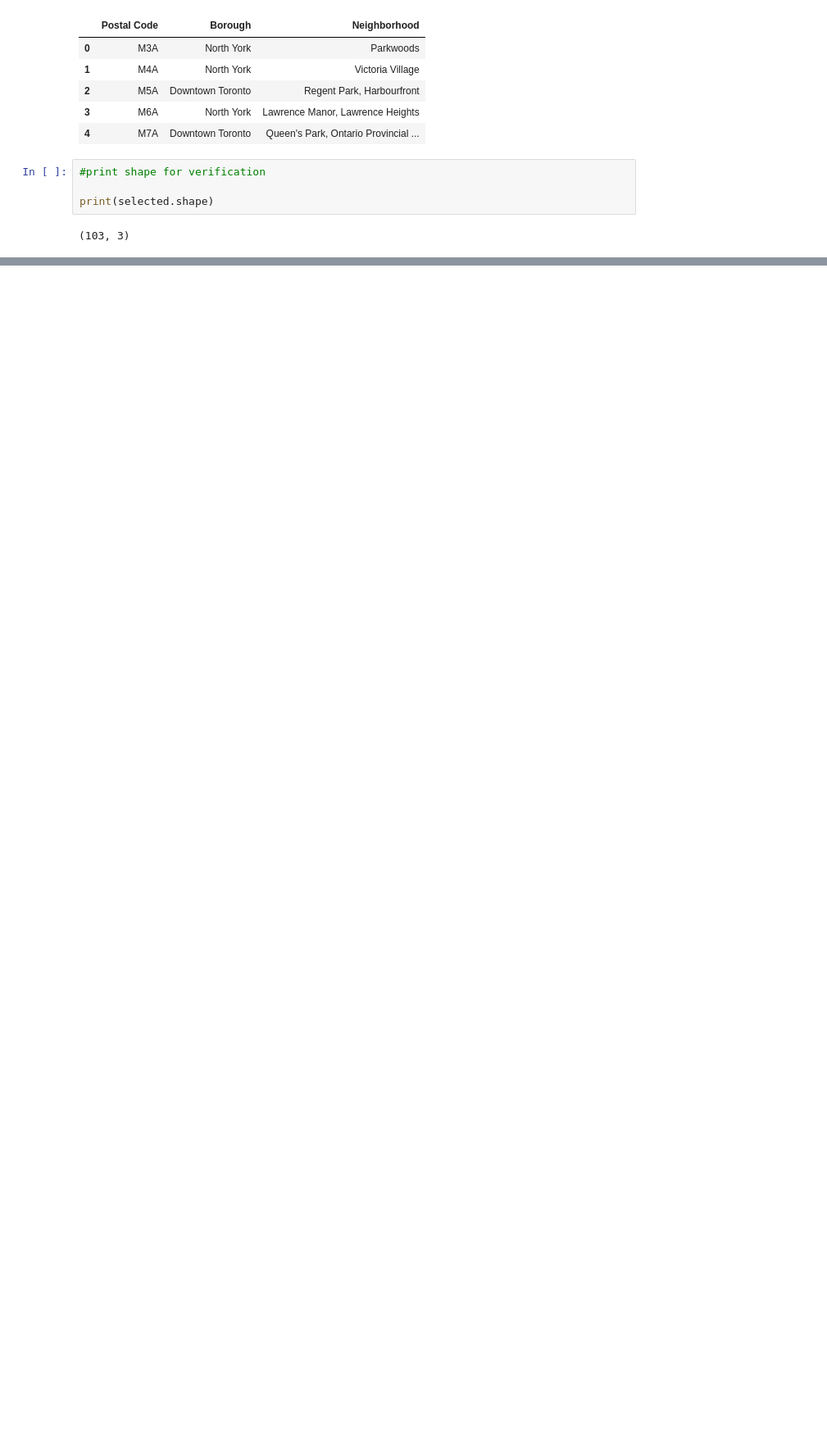
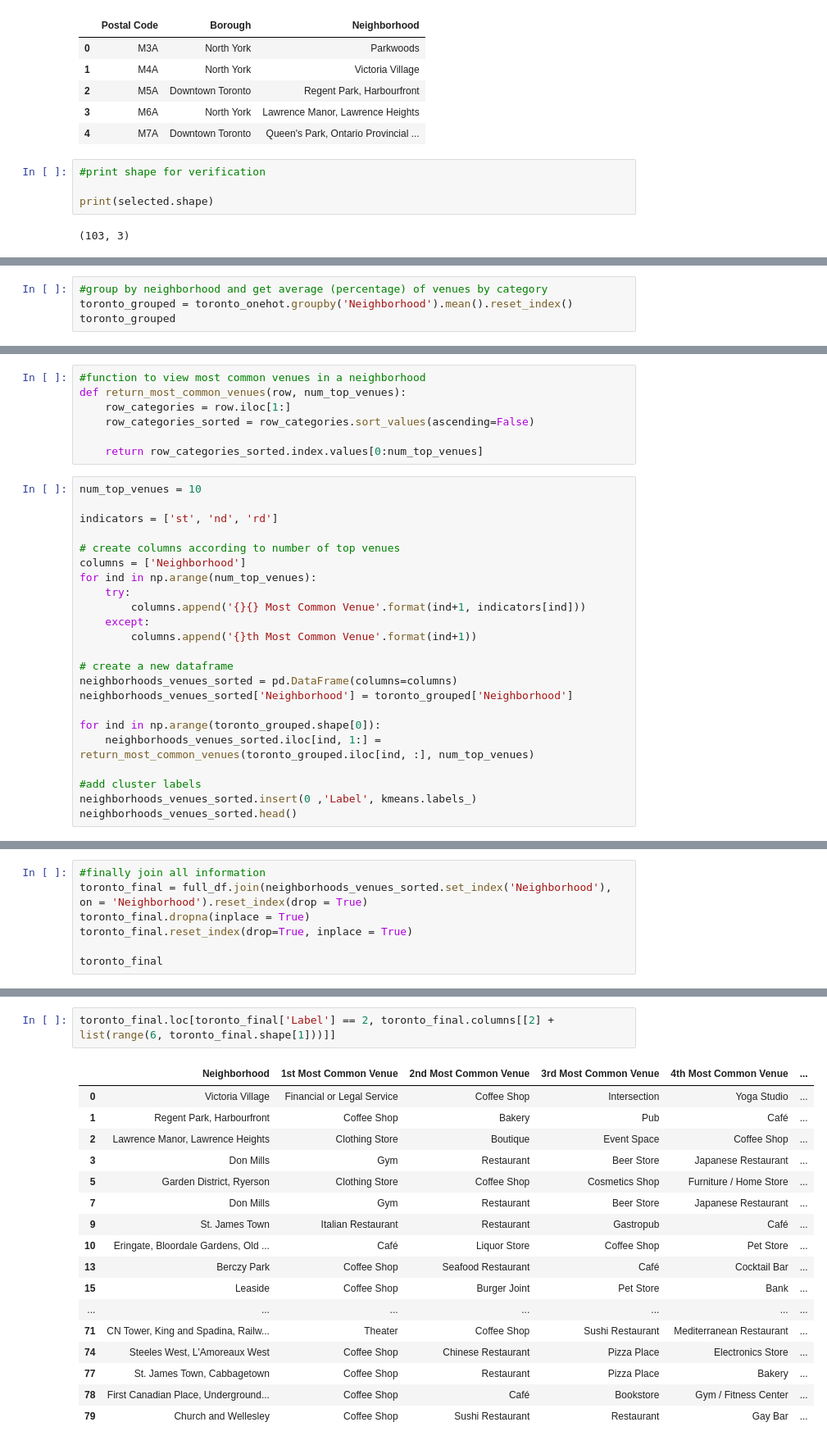
Before and after one commit to tpacun/Coursera_Capstone, a Jupyter notebook: Toronto_Neighborhoods.ipynb, the cells around one changed output, grey strips where cells are left out. Shown at 82% size. Drawn from its saved outputs; the diff is of its cells as text; blank space fills up the shorter version.

```diff
--- a/Toronto_Neighborhoods.ipynb
+++ b/Toronto_Neighborhoods.ipynb
@@ -103,0 +197,4 @@ import folium
+# %%
+#group by neighborhood and get average (percentage) of venues by category
+toronto_grouped = toronto_onehot.groupby('Neighborhood').mean().reset_index()
+toronto_grouped
@@ -103,0 +229,30 @@ import folium
+# %%
+#function to view most common venues in a neighborhood
+def return_most_common_venues(row, num_top_venues):
+    row_categories = row.iloc[1:]
+    row_categories_sorted = row_categories.sort_values(ascending=False)
+
+    return row_categories_sorted.index.values[0:num_top_venues]
+# %%
+num_top_venues = 10
+
+indicators = ['st', 'nd', 'rd']
+
+# create columns according to number of top venues
+columns = ['Neighborhood']
+for ind in np.arange(num_top_venues):
+    try:
+        columns.append('{}{} Most Common Venue'.format(ind+1, indicators[ind]))
+    except:
+        columns.append('{}th Most Common Venue'.format(ind+1))
+
+# create a new dataframe
+neighborhoods_venues_sorted = pd.DataFrame(columns=columns)
+neighborhoods_venues_sorted['Neighborhood'] = toronto_grouped['Neighborhood']
+
+for ind in np.arange(toronto_grouped.shape[0]):
+    neighborhoods_venues_sorted.iloc[ind, 1:] = return_most_common_venues(toronto_grouped.iloc[ind, :], num_top_venues)
+
+#add cluster labels
+neighborhoods_venues_sorted.insert(0 ,'Label', kmeans.labels_)
+neighborhoods_venues_sorted.head()
@@ -103,0 +266,7 @@ import folium
+# %%
+#finally join all information
+toronto_final = full_df.join(neighborhoods_venues_sorted.set_index('Neighborhood'), on = 'Neighborhood').reset_index(drop = True)
+toronto_final.dropna(inplace = True)
+toronto_final.reset_index(drop=True, inplace = True)
+
+toronto_final
@@ -103,0 +306,20 @@ import folium
+# %%
+toronto_final.loc[toronto_final['Label'] == 2, toronto_final.columns[[2] + list(range(6, toronto_final.shape[1]))]]
+# %% [output]
+|  | Neighborhood | 1st Most Common Venue | 2nd Most Common Venue | 3rd Most Common Venue | 4th Most Common Venue | ... |
+| 0 | Victoria Village | Financial or Legal Service | Coffee Shop | Intersection | Yoga Studio | ... |
+| 1 | Regent Park, Harbourfront | Coffee Shop | Bakery | Pub | Café | ... |
+| 2 | Lawrence Manor, Lawrence Heights | Clothing Store | Boutique | Event Space | Coffee Shop | ... |
+| 3 | Don Mills | Gym | Restaurant | Beer Store | Japanese Restaurant | ... |
+| 5 | Garden District, Ryerson | Clothing Store | Coffee Shop | Cosmetics Shop | Furniture / Home Store | ... |
+| 7 | Don Mills | Gym | Restaurant | Beer Store | Japanese Restaurant | ... |
+| 9 | St. James Town | Italian Restaurant | Restaurant | Gastropub | Café | ... |
+| 10 | Eringate, Bloordale Gardens, Old ... | Café | Liquor Store | Coffee Shop | Pet Store | ... |
+| 13 | Berczy Park | Coffee Shop | Seafood Restaurant | Café | Cocktail Bar | ... |
+| 15 | Leaside | Coffee Shop | Burger Joint | Pet Store | Bank | ... |
+| ... | ... | ... | ... | ... | ... | ... |
+| 71 | CN Tower, King and Spadina, Railw... | Theater | Coffee Shop | Sushi Restaurant | Mediterranean Restaurant | ... |
+| 74 | Steeles West, L'Amoreaux West | Coffee Shop | Chinese Restaurant | Pizza Place | Electronics Store | ... |
+| 77 | St. James Town, Cabbagetown | Coffee Shop | Restaurant | Pizza Place | Bakery | ... |
+| 78 | First Canadian Place, Underground... | Coffee Shop | Café | Bookstore | Gym / Fitness Center | ... |
+| 79 | Church and Wellesley | Coffee Shop | Sushi Restaurant | Restaurant | Gay Bar | ... |
```
Also changed, not shown: parts of 34 cells of this notebook, 1 other file.
